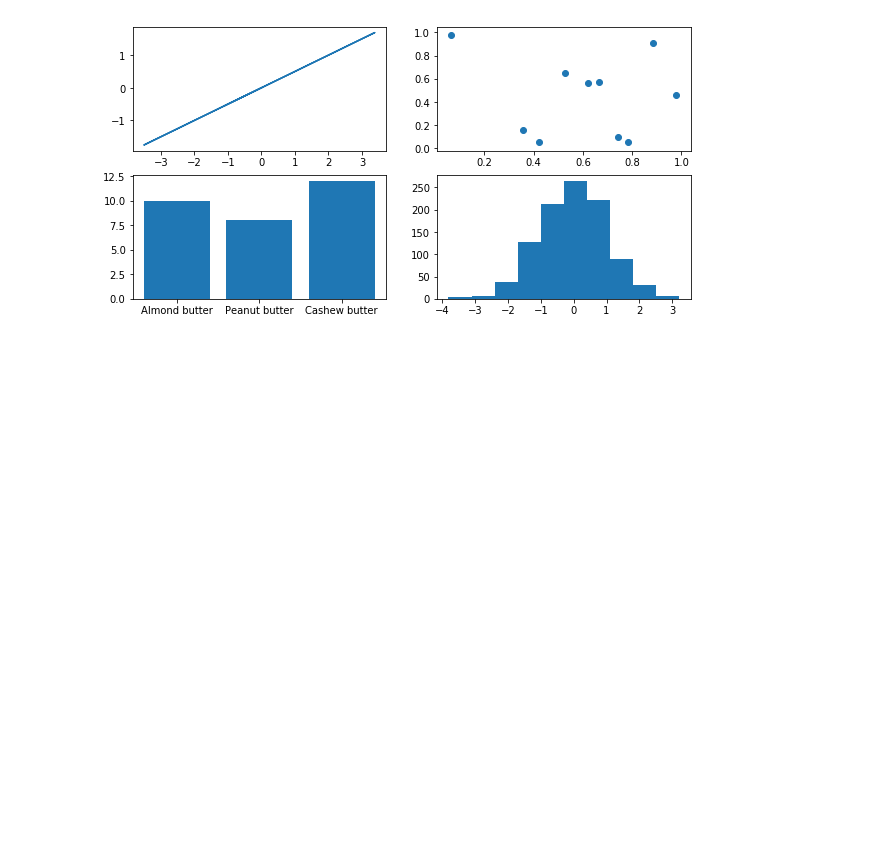
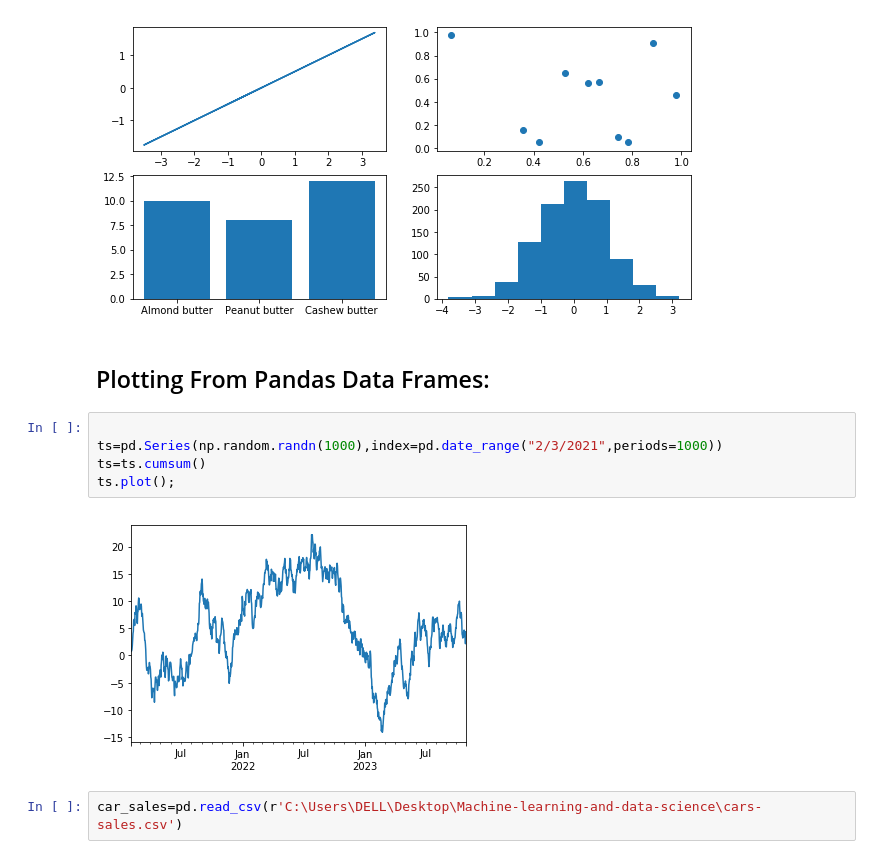
Before and after one commit to aryatomarAI/Machine-learning-and-data-science, a Jupyter notebook: Matplotlib/Introduction-to-matplotlib.ipynb, the cells around one changed output. Cells and saved outputs as stored; diff of their text form; blank space fills up the shorter version.

Commit message:
Plotting figures using data

```diff
--- a/Matplotlib/Introduction-to-matplotlib.ipynb
+++ b/Matplotlib/Introduction-to-matplotlib.ipynb
@@ -199,3 +199,14 @@ ax[1,0].bar(nut_butter_prices.keys(),nut_butter_prices.values())
 ax[1,1].hist(np.random.randn(1000));
 # %% [output]
 [figure]
+# %% [markdown]
+## Plotting From Pandas Data Frames:
+# %%
+
+ts=pd.Series(np.random.randn(1000),index=pd.date_range("2/3/2021",periods=1000))
+ts=ts.cumsum()
+ts.plot();
+# %% [output]
+[figure, added]
+# %%
+car_sales=pd.read_csv(r'C:\Users\DELL\Desktop\Machine-learning-and-data-science\cars-sales.csv')
```
Also changed, not shown: parts of 10 cells of this notebook, 1 other file.
